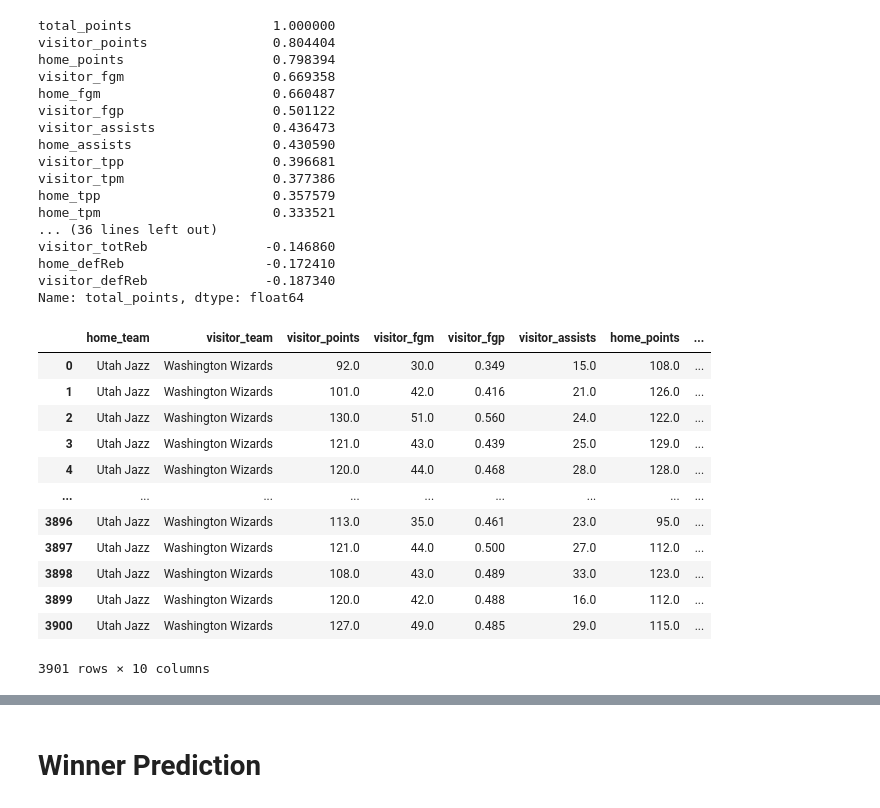
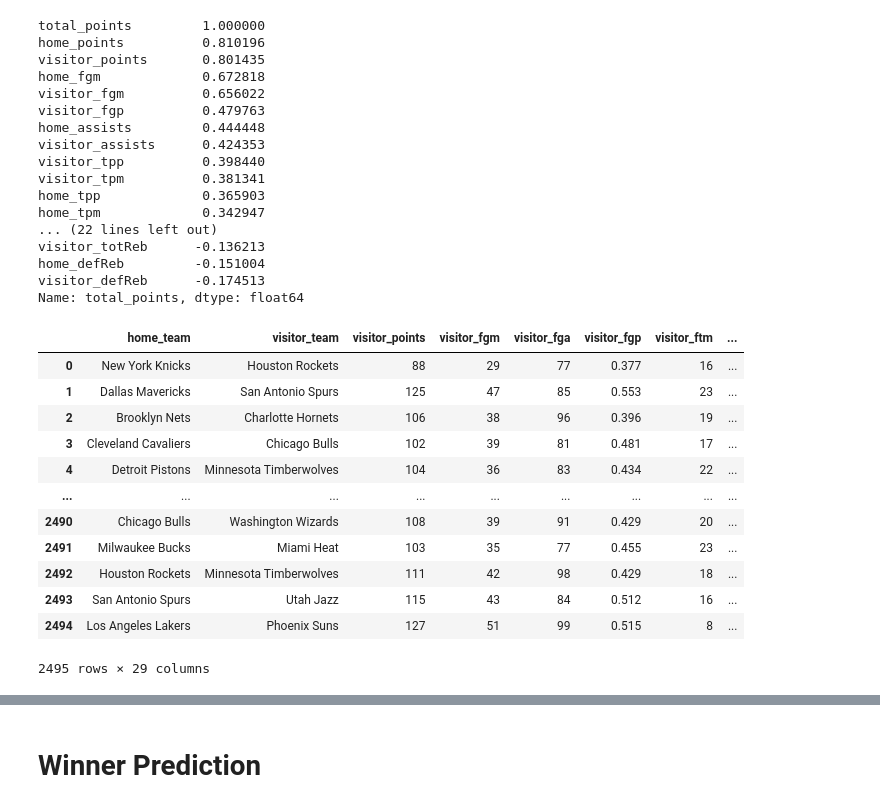
Before and after one commit to VincentGordon-Data-Analyst/nba-api, a Jupyter notebook: totalScorePrediction.ipynb, the cells around one changed output, grey strips where cells are left out. Cells and saved outputs as stored; diff of their text form; code cells hidden in the pictures.

```diff
--- a/totalScorePrediction.ipynb
+++ b/totalScorePrediction.ipynb
@@ -63,5 +63,10 @@ game_df[['visitor_ftp', 'visitor_fgp', 'visitor_tpp', 'home_ftp', 'home_fgp','ho
     ].apply(lambda x: x / 100)
 # %%
 # Drop game_id column
-game_df = game_df.drop(columns='game_id')
+game_df = game_df.drop(columns=['visitor_fastBreakPoints', 'visitor_pointsInPaint',
+       'visitor_biggestLead', 'visitor_secondChancePoints',
+       'visitor_pointsOffTurnovers', 'visitor_longestRun','visitor_plusMinus',
+       'visitor_min','home_fastBreakPoints',
+       'home_pointsInPaint', 'home_biggestLead', 'home_secondChancePoints',
+       'home_pointsOffTurnovers', 'home_longestRun','home_plusMinus', 'home_min','game_id'])
 # %%
@@ -103,5 +100,6 @@ stats_df.head()
 # %%
 # Create target columns 'total_points'
+stats_df = game_df.copy()
 stats_df['total_points'] = stats_df['visitor_points'] + stats_df['home_points']
 stats_df.head()
 # %% [output]
@@ -115,52 +113,52 @@ stats_df.head()
 # %%
 # Look for correlation between columns and 'total_points' column
-correlations = stats_df.corr(numeric_only=True)[target_column].sort_values(ascending=False)
+correlations = stats_df.corr(numeric_only=True)['total_points'].sort_values(ascending=False)
 correlations
 # %% [output]
-total_points                  1.000000
-visitor_points                0.804404
-home_points                   0.798394
-visitor_fgm                   0.669358
-home_fgm                      0.660487
-visitor_fgp                   0.501122
-visitor_assists               0.436473
-home_assists                  0.430590
-visitor_tpp                   0.396681
-visitor_tpm                   0.377386
-home_tpp                      0.357579
-home_tpm                      0.333521
-... (36 lines left out)
-visitor_totReb               -0.146860
-home_defReb                  -0.172410
-visitor_defReb               -0.187340
+total_points         1.000000
+home_points          0.810196
+visitor_points       0.801435
+home_fgm             0.672818
+visitor_fgm          0.656022
+visitor_fgp          0.479763
+home_assists         0.444448
+visitor_assists      0.424353
+visitor_tpp          0.398440
+visitor_tpm          0.381341
+home_tpp             0.365903
+home_tpm             0.342947
+... (22 lines left out)
+visitor_totReb      -0.136213
+home_defReb         -0.151004
+visitor_defReb      -0.174513
 Name: total_points, dtype: float64
 # %%
 # Set target column
 target_column = 'total_points'
 
 # Look for correlation between columns and 'total_points' column
 correlations = stats_df.corr(numeric_only=True)[target_column]
 
 # Set conditions to find feature columns
-feature_columns = correlations[correlations > 0.4]
+feature_columns = correlations[correlations > 0.0]
 
 # Create new data frame with chosen feature columns
 new_df = stats_df[feature_columns.index]
 
 # Add 'visitor_team' and 'home_team' to the new DataFrame
 new_df = pd.concat([stats_df[['home_team', 'visitor_team']], new_df], axis=1)
 new_df
 # %% [output]
-|  | home_team | visitor_team | visitor_points | visitor_fgm | visitor_fgp | visitor_assists | home_points | ... |
-| 0 | Utah Jazz | Washington Wizards | 92.0 | 30.0 | 0.349 | 15.0 | 108.0 | ... |
-| 1 | Utah Jazz | Washington Wizards | 101.0 | 42.0 | 0.416 | 21.0 | 126.0 | ... |
-| 2 | Utah Jazz | Washington Wizards | 130.0 | 51.0 | 0.560 | 24.0 | 122.0 | ... |
-| 3 | Utah Jazz | Washington Wizards | 121.0 | 43.0 | 0.439 | 25.0 | 129.0 | ... |
-| 4 | Utah Jazz | Washington Wizards | 120.0 | 44.0 | 0.468 | 28.0 | 128.0 | ... |
+|  | home_team | visitor_team | visitor_points | visitor_fgm | visitor_fga | visitor_fgp | visitor_ftm | ... |
+| 0 | New York Knicks | Houston Rockets | 88 | 29 | 77 | 0.377 | 16 | ... |
+| 1 | Dallas Mavericks | San Antonio Spurs | 125 | 47 | 85 | 0.553 | 23 | ... |
+| 2 | Brooklyn Nets | Charlotte Hornets | 106 | 38 | 96 | 0.396 | 19 | ... |
+| 3 | Cleveland Cavaliers | Chicago Bulls | 102 | 39 | 81 | 0.481 | 17 | ... |
+| 4 | Detroit Pistons | Minnesota Timberwolves | 104 | 36 | 83 | 0.434 | 22 | ... |
 | ... | ... | ... | ... | ... | ... | ... | ... | ... |
-| 3896 | Utah Jazz | Washington Wizards | 113.0 | 35.0 | 0.461 | 23.0 | 95.0 | ... |
-| 3897 | Utah Jazz | Washington Wizards | 121.0 | 44.0 | 0.500 | 27.0 | 112.0 | ... |
-| 3898 | Utah Jazz | Washington Wizards | 108.0 | 43.0 | 0.489 | 33.0 | 123.0 | ... |
-| 3899 | Utah Jazz | Washington Wizards | 120.0 | 42.0 | 0.488 | 16.0 | 112.0 | ... |
-| 3900 | Utah Jazz | Washington Wizards | 127.0 | 49.0 | 0.485 | 29.0 | 115.0 | ... |
+| 2490 | Chicago Bulls | Washington Wizards | 108 | 39 | 91 | 0.429 | 20 | ... |
+| 2491 | Milwaukee Bucks | Miami Heat | 103 | 35 | 77 | 0.455 | 23 | ... |
+| 2492 | Houston Rockets | Minnesota Timberwolves | 111 | 42 | 98 | 0.429 | 18 | ... |
+| 2493 | San Antonio Spurs | Utah Jazz | 115 | 43 | 84 | 0.512 | 16 | ... |
+| 2494 | Los Angeles Lakers | Phoenix Suns | 127 | 51 | 99 | 0.515 | 8 | ... |
-3901 rows × 10 columns
+2495 rows × 29 columns
```
Also changed, not shown: parts of 16 cells of this notebook, 8 other files.
